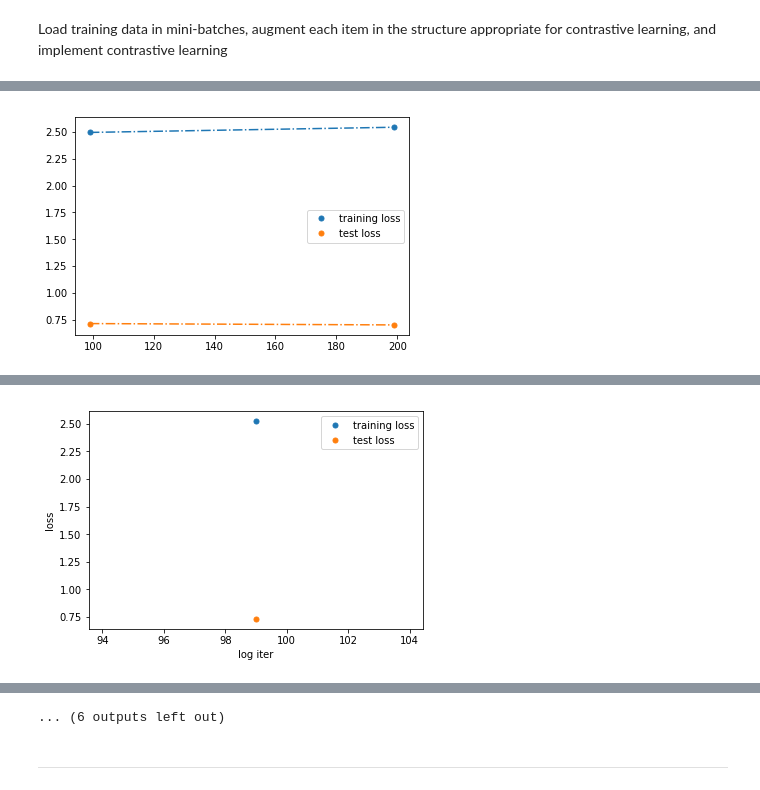
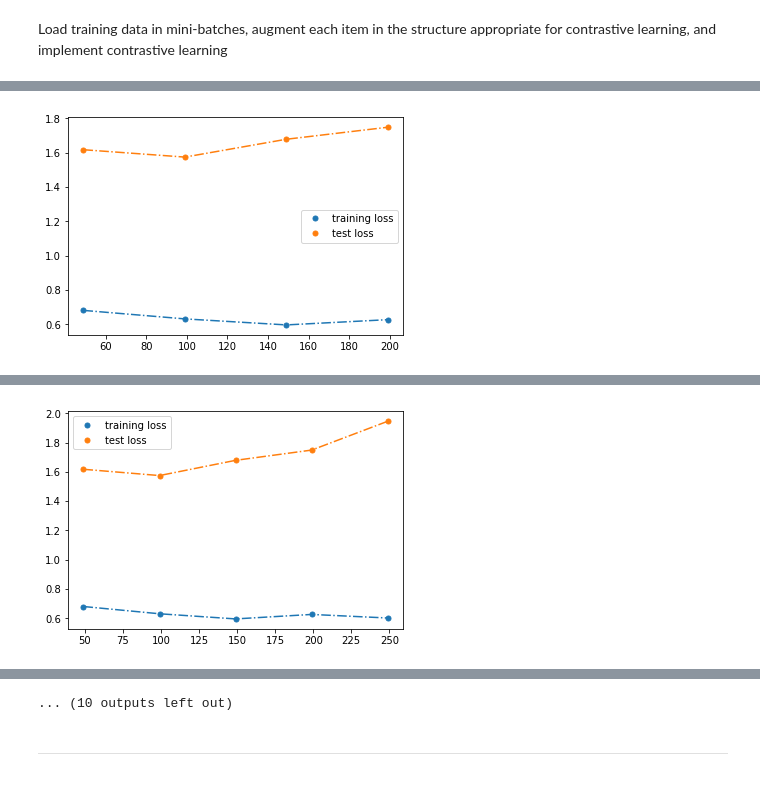
Before and after one commit to amwilson149/synapse-features, a Jupyter notebook: 20210209_sfd_option_1_test.ipynb, the cells around one changed output, grey strips where cells are left out. Saved outputs shown, nothing was run; the diff lists cells and outputs as text; code cells hidden in the pictures.

Commit message:
switched functionality back to basic representation learning

```diff
--- a/20210209_sfd_option_1_test.ipynb
+++ b/20210209_sfd_option_1_test.ipynb
@@ -281,5 +276,5 @@ optimizer = optim.Adam(net.parameters(),lr=LR)
 # %%
 # Set iteration frequency at which checks will occur
-N_ITERS_LOG_TRAIN = 100#2000
+N_ITERS_LOG_TRAIN = 50#2000
 N_ITERS_TEST_FRAC = 10#20
 N_ITERS_LOG_TEST = N_ITERS_LOG_TRAIN/N_ITERS_TEST_FRAC
@@ -325,8 +318,10 @@ def contrastive_loss(pos,neg,temp=0.07):
     expinputs = torch.exp(alllogits)
     loss = -torch.log(expinputs[0]/torch.sum(expinputs))
     return loss
+# %%
+nepochs = 2
 # %%
-for epoch in range(4): # loop over the dataset multiple times
+for epoch in range(nepochs): # loop over the dataset multiple times
     print('epoch = {0}'.format(epoch))
 
     # Set up running loss plotting
@@ -344,45 +339,46 @@ for epoch in range(4): # loop over the dataset multiple times
         batchinputsraw = data['images']['data']
         batchlabels = data['labels']
 
-        # Option 1: use a contrastive approach to augment the data and constrain
-        # the loss computation/weight updates
-        # Choose anchor and contrasting element at random from the minibatch
-        # (for transformation invariance)
-        ids = np.random.choice(np.shape(batchinputsraw)[0],2)
-        anchor = batchinputsraw[ids[0]]
-        negative = batchinputsraw[ids[1]]
-        # Get anchor and negative labels
-        alabel = batchlabels[ids[0]][None,:]
-        nlabel = batchlabels[ids[1]][None,:]
-        # Generate contrasting transforms
-        anchortrans = aug_transforms(anchor)[None,:]
-        postrans = aug_transforms(anchor)[None,:]
-        negtrans = aug_transforms(negative)[None,:]
-        # Run all through the net
-        optimizer.zero_grad()
-        atoutput = net(anchortrans)
-        ptoutput = net(postrans)
-        ntoutput = net(negtrans)
-        # Compute loss function components:
-        # (1) Compute classification label log loss (cross-entropy log loss)
-        lossa = criterion(torch.sigmoid(atoutput),alabel)
-        lossp = criterion(torch.sigmoid(ptoutput),alabel)
-        lossn = criterion(torch.sigmoid(ntoutput),nlabel)
-        # (2) Compute contrastive metric learning log loss
-        losscontrast = contrastive_loss(cosine_sim(atoutput,ptoutput)[None],cosine_sim(atoutput,ntoutput)[None])
-        # Sum losses
-        loss = lossa + lossp + lossn + losscontrast
+#         # Option 1: use a contrastive approach to augment the data and constrain
+#         # the loss computation/weight updates
+#         # Choose anchor and contrasting element at random from the minibatch
+#         # (for transformation invariance)
+#         ids = np.random.choice(np.shape(batchinputsraw)[0],2)
+#         anchor = batchinputsraw[ids[0]]
+#         negative = batchinputsraw[ids[1]]
+#         # Get anchor and negative labels
+#         alabel = batchlabels[ids[0]][None,:]
+#         nlabel = batchlabels[ids[1]][None,:]
+#         # Generate contrasting transforms
+#         anchortrans = aug_transforms(anchor)[None,:]
+#         postrans = aug_transforms(anchor)[None,:]
+#         negtrans = aug_transforms(negative)[None,:]
+#         # Run all through the net
+#         optimizer.zero_grad()
+#         atoutput = net(anchortrans)
+#         ptoutput = net(postrans)
+#         ntoutput = net(negtrans)
+#         # Compute loss function components:
+#         # (1) Compute classification label log loss (cross-entropy log loss)
+#         lossa = criterion(torch.sigmoid(atoutput),alabel)
+#         lossp = criterion(torch.sigmoid(ptoutput),alabel)
+#         lossn = criterion(torch.sigmoid(ntoutput),nlabel)
+#         # (2) Compute contrastive metric learning log loss
+#         losscontrast = contrastive_loss(cosine_sim(atoutput,ptoutput)[None],cosine_sim(atoutput,ntoutput)[None])
+#         # Sum losses
+#         loss = lossa + lossp + lossn + losscontrast
 
         # Option 2: Augment the whole minibatch and update that way
         # Augment minibatch
-        # batchinputs = batch_apply(batchinputsraw,aug_transforms,fshape=final_shape)
+        batchinputs = batch_apply(batchinputsraw,aug_transforms,fshape=final_shape)
+        #print(np.shape(batchinputs))
         # When augmentation is not used, crop images to 32 px on a side
         # batchinputs = batch_apply(batchinputsraw,crop,fshape=final_shape)
         # Zero parameter gradient buffers
-        # optimizer.zero_grad()
+        optimizer.zero_grad()
         # Forward + backward + optimize
-        # outputs = net(batchinputs)
-        # loss = criterion(torch.sigmoid(outputs),batchlabels)
+        outputs = net(batchinputs)
+        loss = criterion(torch.sigmoid(outputs),batchlabels)
 
         # Use loss to perform gradient-based weight updates
         loss.backward() # see how much the loss changed with differences in weights
@@ -391,6 +387,7 @@ for epoch in range(4): # loop over the dataset multiple times
 
         # Compute test set loss at regular intervals
         if i % N_ITERS_LOG_TEST == (N_ITERS_LOG_TEST-1):
+            #print('computing test loss')
             tbc = testiter.next()
             testinputs = tbc['images']['data']
             testinputscropped = batch_apply(testinputs,crop,fshape=final_shape)
@@ -407,6 +404,8 @@ for epoch in range(4): # loop over the dataset multiple times
             iters_to_plot.append(i)
             rl_train_to_plot.append(rl_train_avg)
             rl_test_to_plot.append(rl_test_avg)
+            #print('TRAIN LOSS LIST LENGTH: {0}'.format(len(rl_train_to_plot)))
+            #print('TEST LOSS LIST LENGTH: {0}'.format(len(rl_test_to_plot)))
 
             # Plot average running training and test losses
             plt.plot(iters_to_plot,rl_train_to_plot,'-.',color='tab:blue')
@@ -433,2 +496,2 @@ checking test and train loss at iter 99
 checking test and train loss at iter 199
-[figure, old version]
+[figure, new version]
@@ -437 +515 @@ checking test and train loss at iter 99
-[figure, old version]
+[figure, new version]
@@ -439,4 +533,4 @@ checking test and train loss at iter 199
-... (6 outputs left out)
+... (10 outputs left out)
 # %% [markdown]
 ***
 # %%
```
Also changed, not shown: parts of 8 cells of this notebook.
